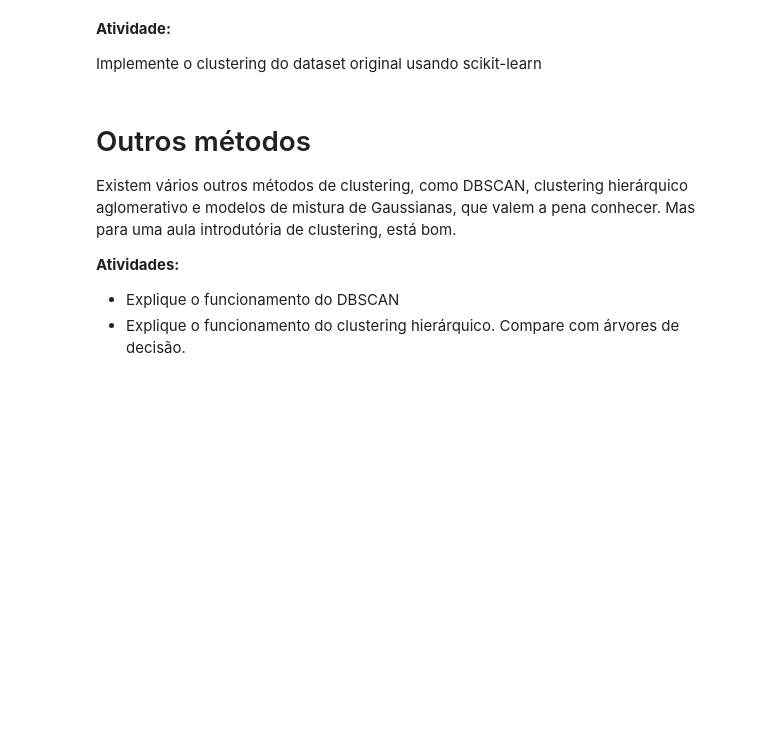
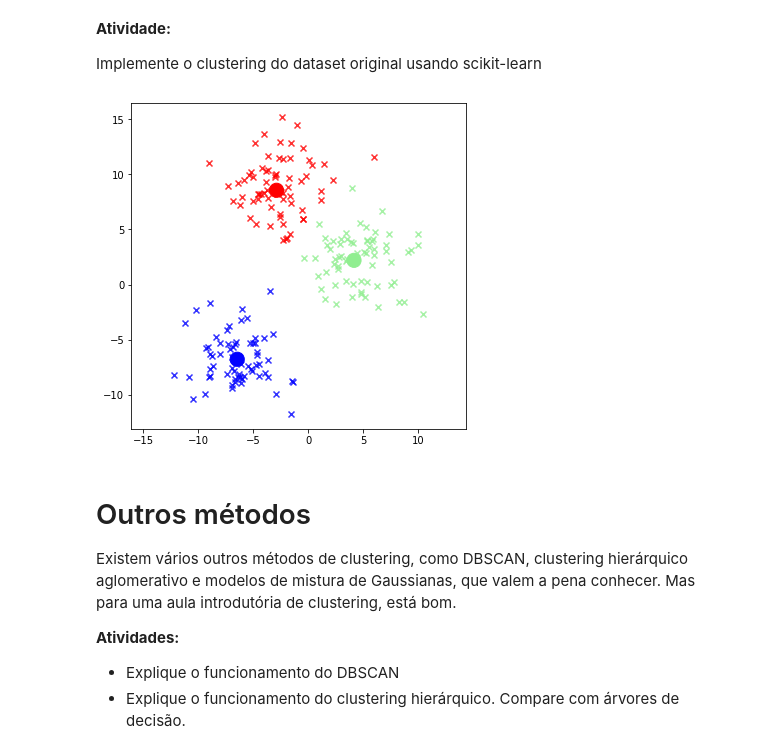
Before and after one commit to Pellizzon/MachineLearning, a Jupyter notebook: Aula14/Aula_14.ipynb, the cells around one changed output. Cells and saved outputs as stored; diff of their text form; code cells hidden in the pictures; blank space fills up the shorter version.

```diff
--- a/Aula14/Aula_14.ipynb
+++ b/Aula14/Aula_14.ipynb
@@ -336,6 +377,24 @@ plt.show()
 **Atividade:**
 
 Implemente o clustering do dataset original usando scikit-learn
+# %%
+from sklearn.cluster import MeanShift
+
+meanShift = MeanShift(bandwidth=5).fit(X)
+
+meanShiftPred = meanShift.predict(X)
+
+C_ = meanShift.cluster_centers_
+
+plt.figure(figsize=(6, 6))
+for i in range(C_.shape[0]):
+    idx = meanShiftPred == i
+    plt.scatter(X[idx,0], X[idx,1], c=colors[i], marker='x', alpha = 0.8)
+plt.scatter(C_[:,0], C_[:,1], c=colors, s=200)
+plt.axis('equal')
+plt.show()
+# %% [output]
+[figure, added]
 # %% [markdown]
 # Outros métodos
 
```
Also changed, not shown: parts of 10 cells of this notebook.
